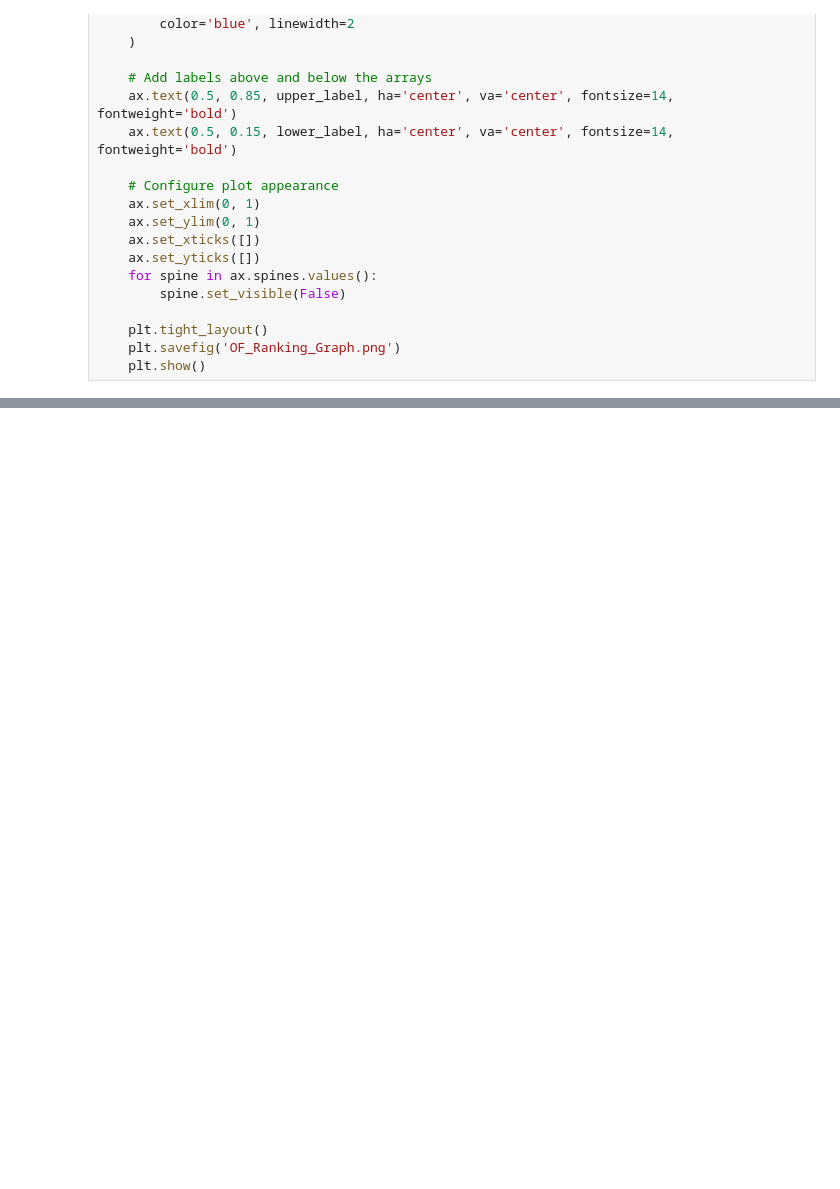
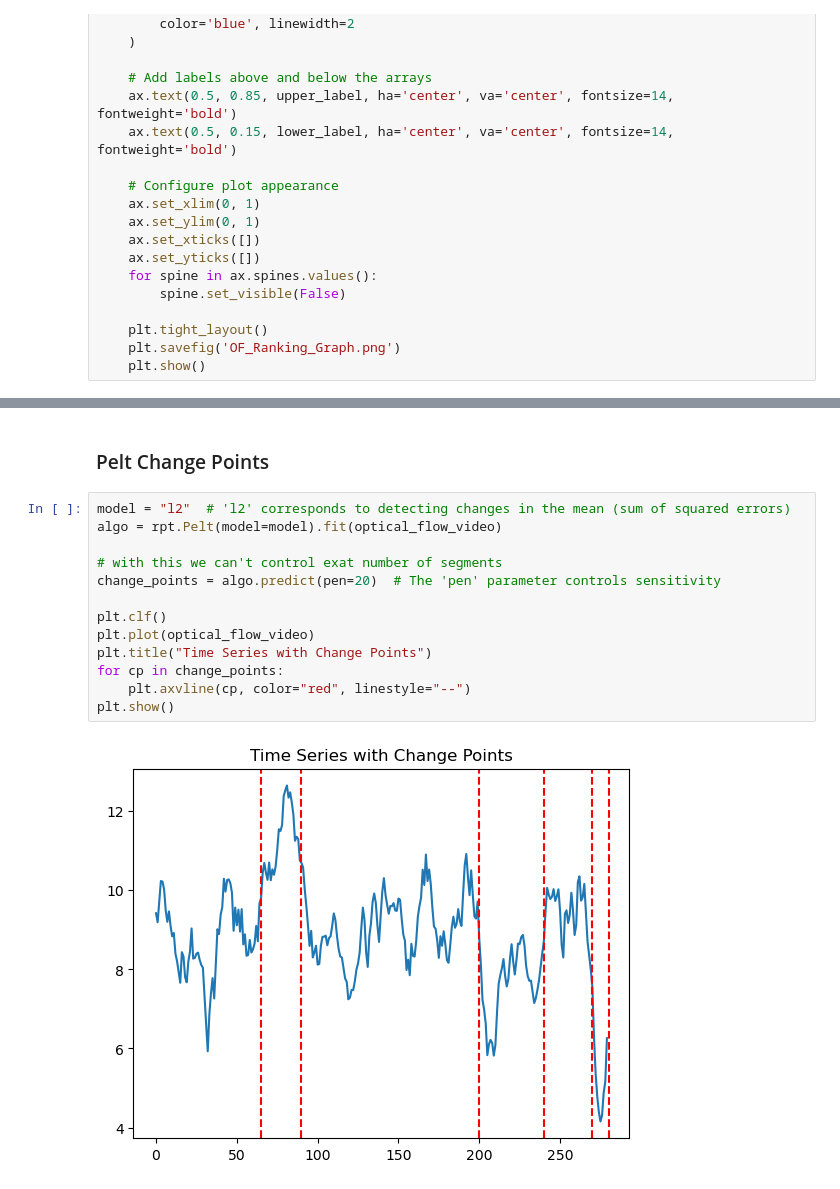
Before and after one commit to smerrillunc/VMR, a Jupyter notebook: notebooks/SegmentingDemo.ipynb, the cells around one changed output, grey strips where cells are left out. Drawn from its saved outputs; the diff is of its cells as text; blank space fills up the shorter version.

```diff
--- a/notebooks/SegmentingDemo.ipynb
+++ b/notebooks/SegmentingDemo.ipynb
@@ -358,0 +400,17 @@ plot_rankings(list(segment_ranks_video), list(segment_ranks_audio_neg1),
+# %% [markdown]
+### Pelt Change Points
+# %%
+model = "l2"  # 'l2' corresponds to detecting changes in the mean (sum of squared errors)
+algo = rpt.Pelt(model=model).fit(optical_flow_video)
+
+# with this we can't control exat number of segments
+change_points = algo.predict(pen=20)  # The 'pen' parameter controls sensitivity
+
+plt.clf()
+plt.plot(optical_flow_video)
+plt.title("Time Series with Change Points")
+for cp in change_points:
+    plt.axvline(cp, color="red", linestyle="--")
+plt.show()
+# %% [output]
+[figure, added]
```
Also changed, not shown: parts of 18 cells of this notebook.
